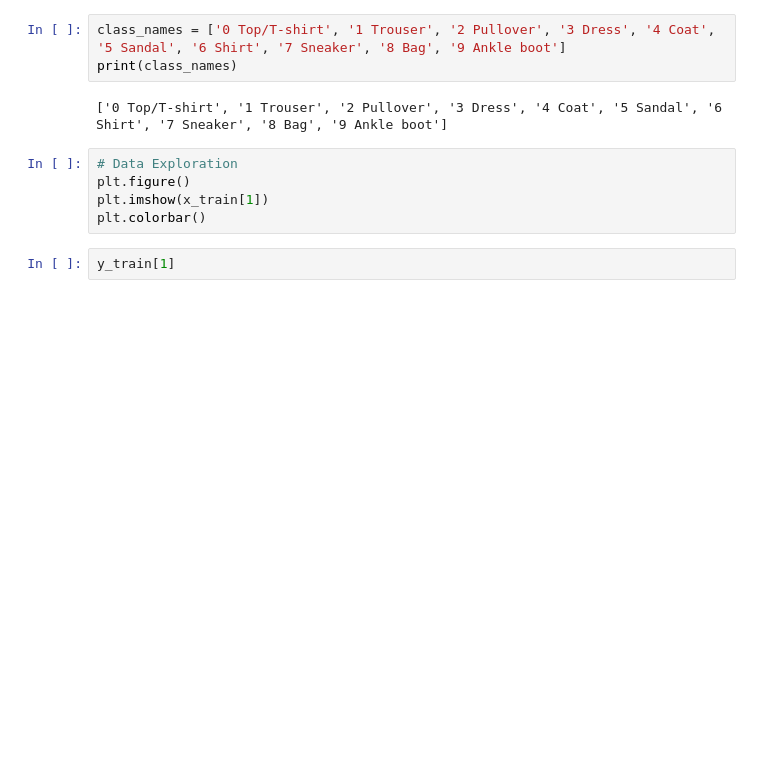
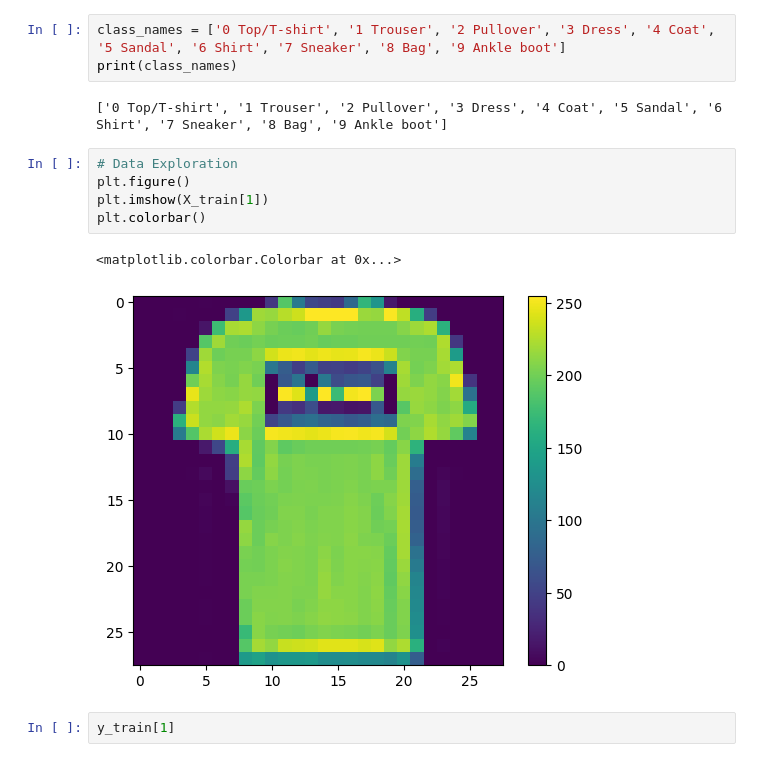
Before and after one commit to mikist23/Deep-Learning-Projects, a Jupyter notebook: multiclass_image_classification_with_ann.ipynb, the cells around one changed output. Saved outputs shown, nothing was run; the diff lists cells and outputs as text; blank space fills up the shorter version.

Commit message:
visualize the images

```diff
--- a/multiclass_image_classification_with_ann.ipynb
+++ b/multiclass_image_classification_with_ann.ipynb
@@ -42,8 +42,11 @@ print(class_names)
 # %%
 # Data Exploration
 plt.figure()
-plt.imshow(x_train[1])
+plt.imshow(X_train[1])
 plt.colorbar()
+# %% [output]
+<matplotlib.colorbar.Colorbar at 0x...>
+[figure, added]
 # %%
 y_train[1]
 # %% [output]
```
Also changed, not shown: parts of 1 cell of this notebook.
